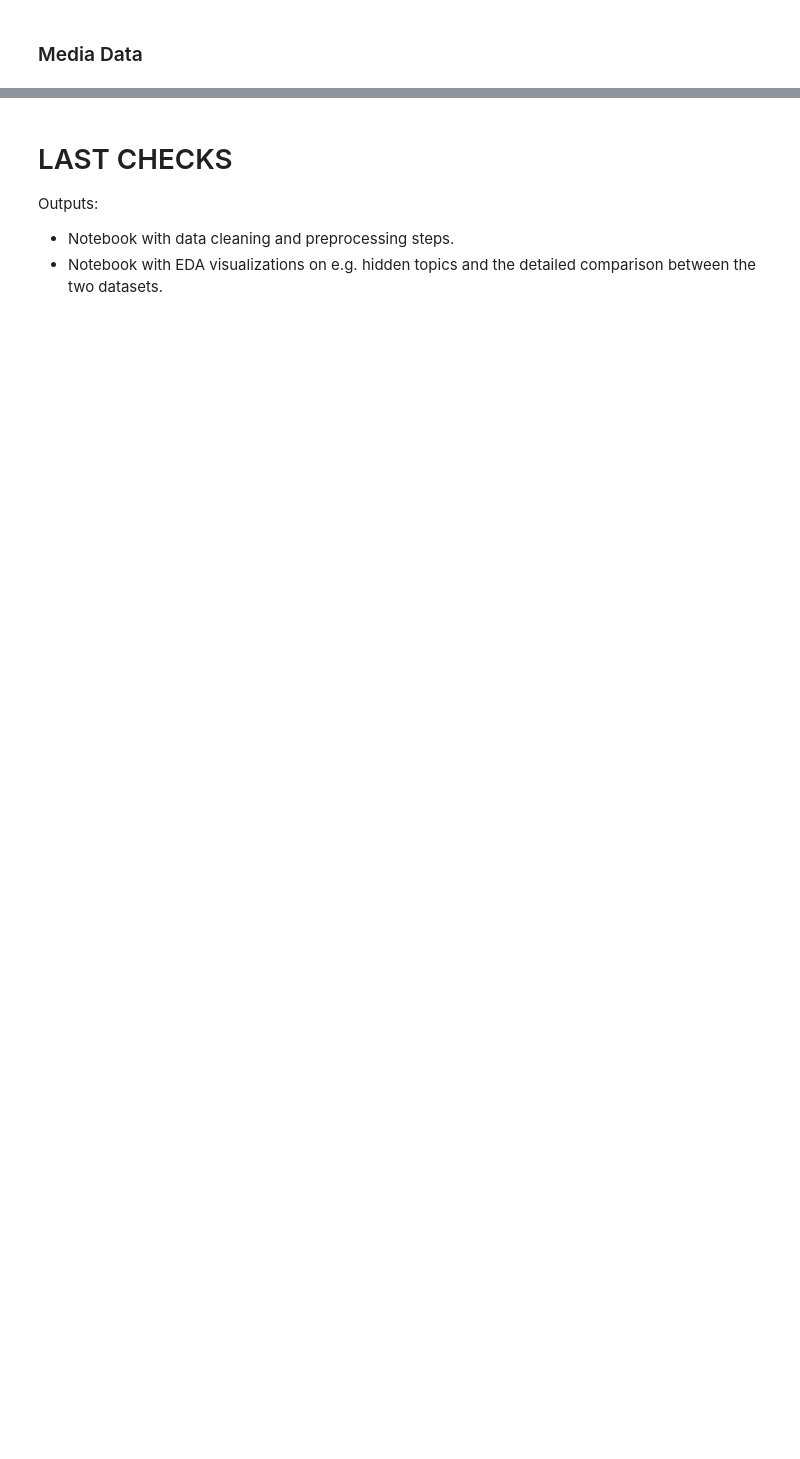
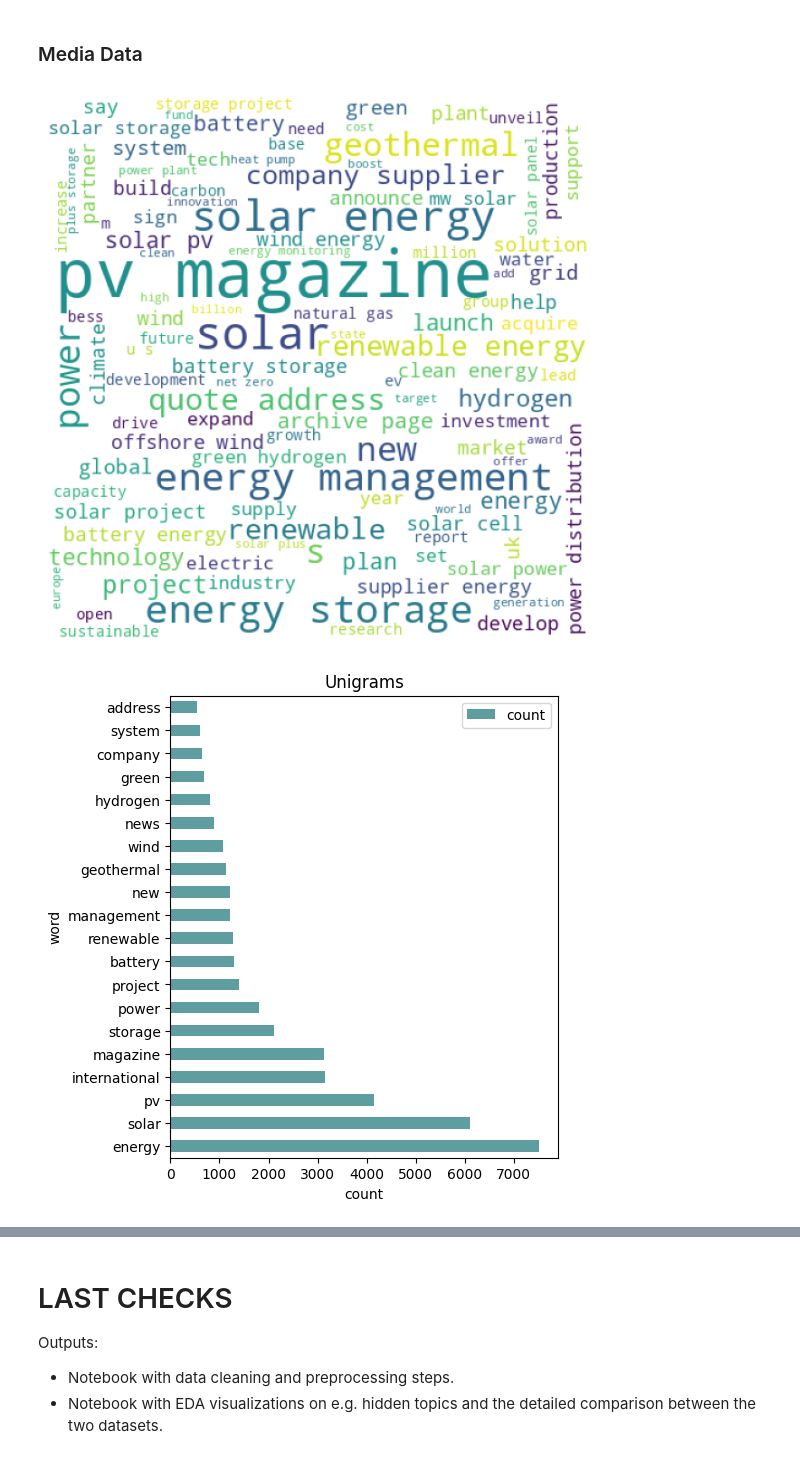
Before and after one commit to lucarenz1997/NLP, a Jupyter notebook: Stage_1_Cleaning_and_Preprocessing.ipynb, the cells around one changed output, grey strips where cells are left out. Saved outputs shown, nothing was run; the diff lists cells and outputs as text; code cells hidden in the pictures; blank space fills up the shorter version.

```diff
--- a/Stage_1_Cleaning_and_Preprocessing.ipynb
+++ b/Stage_1_Cleaning_and_Preprocessing.ipynb
@@ -582,2 +562,7 @@ plot_n_grams(common_words, 'Trigrams')
 # %% [markdown]
 ### Media Data
+# %%
+basic_eta(media_data, "title")
+# %% [output]
+[figure, added]
+[figure, added]
```
Also changed, not shown: parts of 14 cells of this notebook.
